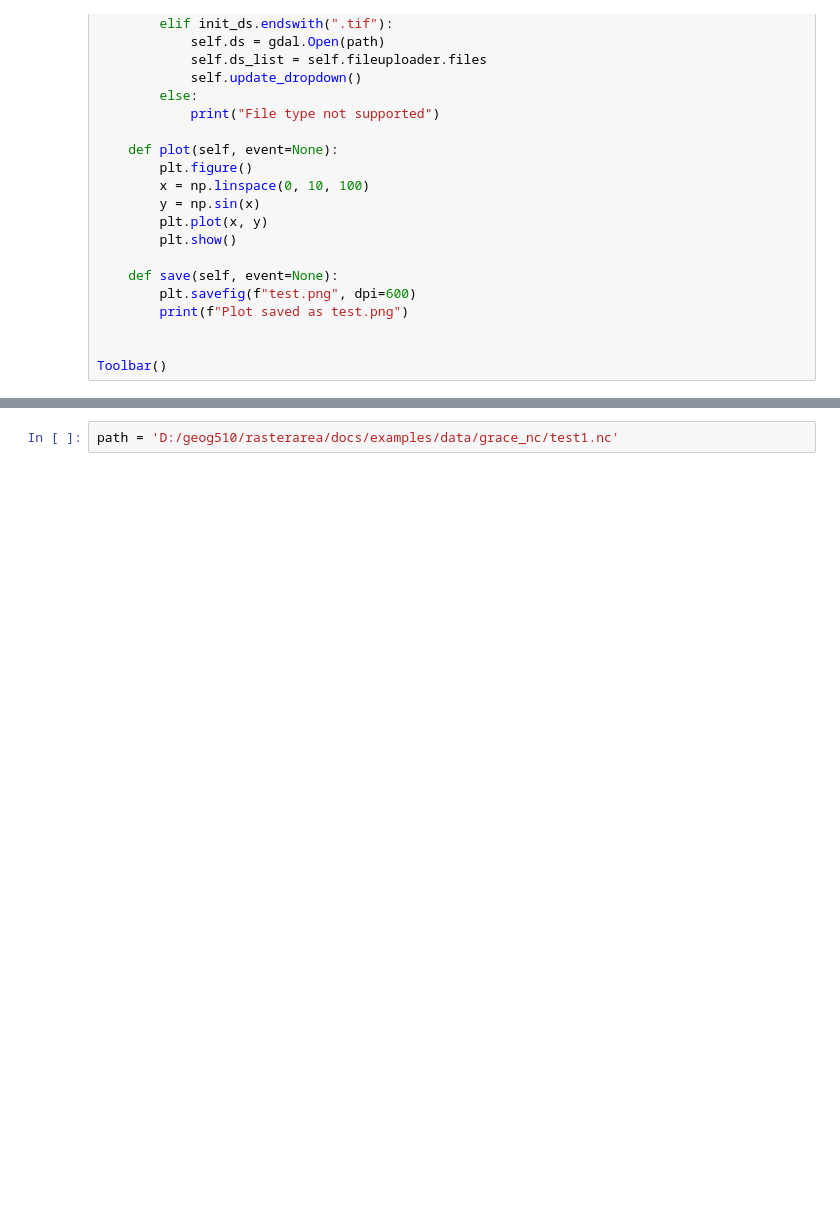
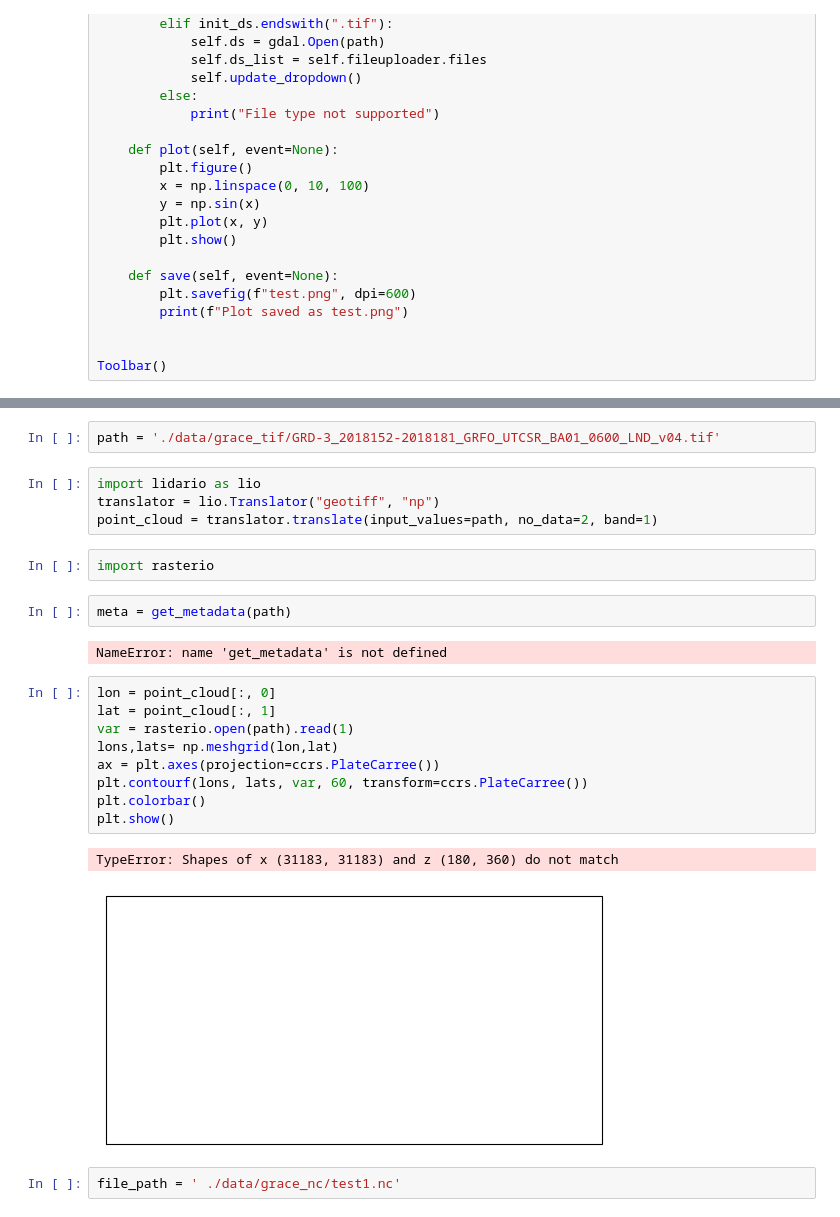
Before and after one commit to Feng96/rasterarea, a Jupyter notebook: docs/examples/toolbar_test.ipynb, the cells around one changed output, grey strips where cells are left out. Saved outputs shown, nothing was run; the diff lists cells and outputs as text; blank space fills up the shorter version.

```diff
--- a/docs/examples/toolbar_test.ipynb
+++ b/docs/examples/toolbar_test.ipynb
@@ -287,3 +298,27 @@ SelectFilesButton(description='Select Files', icon='square-o', style=ButtonStyle
 [figure]
+# %%
+path = './data/grace_tif/GRD-3_2018152-2018181_GRFO_UTCSR_BA01_0600_LND_v04.tif'
+# %%
+import lidario as lio
+translator = lio.Translator("geotiff", "np")
+point_cloud = translator.translate(input_values=path, no_data=2, band=1)
+# %%
+import rasterio
+# %%
+meta = get_metadata(path)
+# %% [output]
+NameError: name 'get_metadata' is not defined
+# %%
+lon = point_cloud[:, 0]
+lat = point_cloud[:, 1]
+var = rasterio.open(path).read(1)
+lons,lats= np.meshgrid(lon,lat)
+ax = plt.axes(projection=ccrs.PlateCarree())
+plt.contourf(lons, lats, var, 60, transform=ccrs.PlateCarree())
+plt.colorbar()
+plt.show()
+# %% [output]
+TypeError: Shapes of x (31183, 31183) and z (180, 360) do not match
+[figure, added]
 # %%
-path = 'D:/geog510/rasterarea/docs/examples/data/grace_nc/test1.nc'
+file_path = ' ./data/grace_nc/test1.nc'
```
Also changed, not shown: parts of 9 cells of this notebook.
